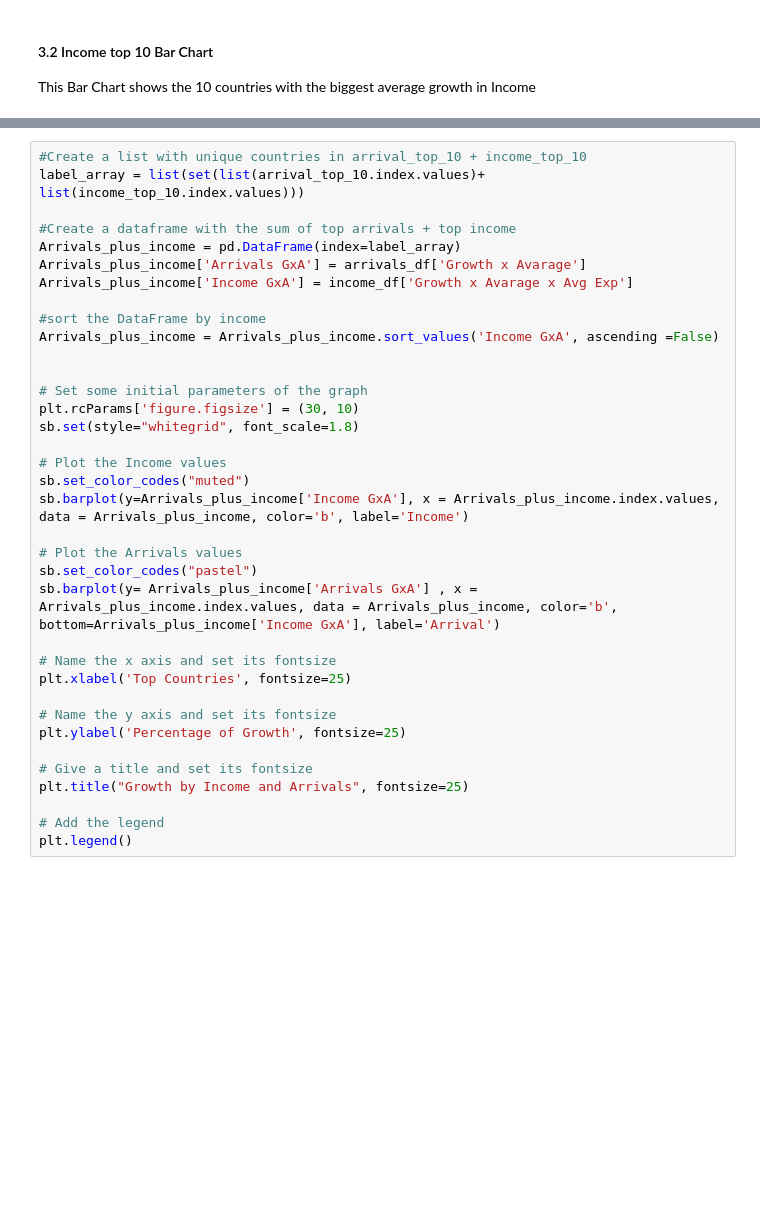
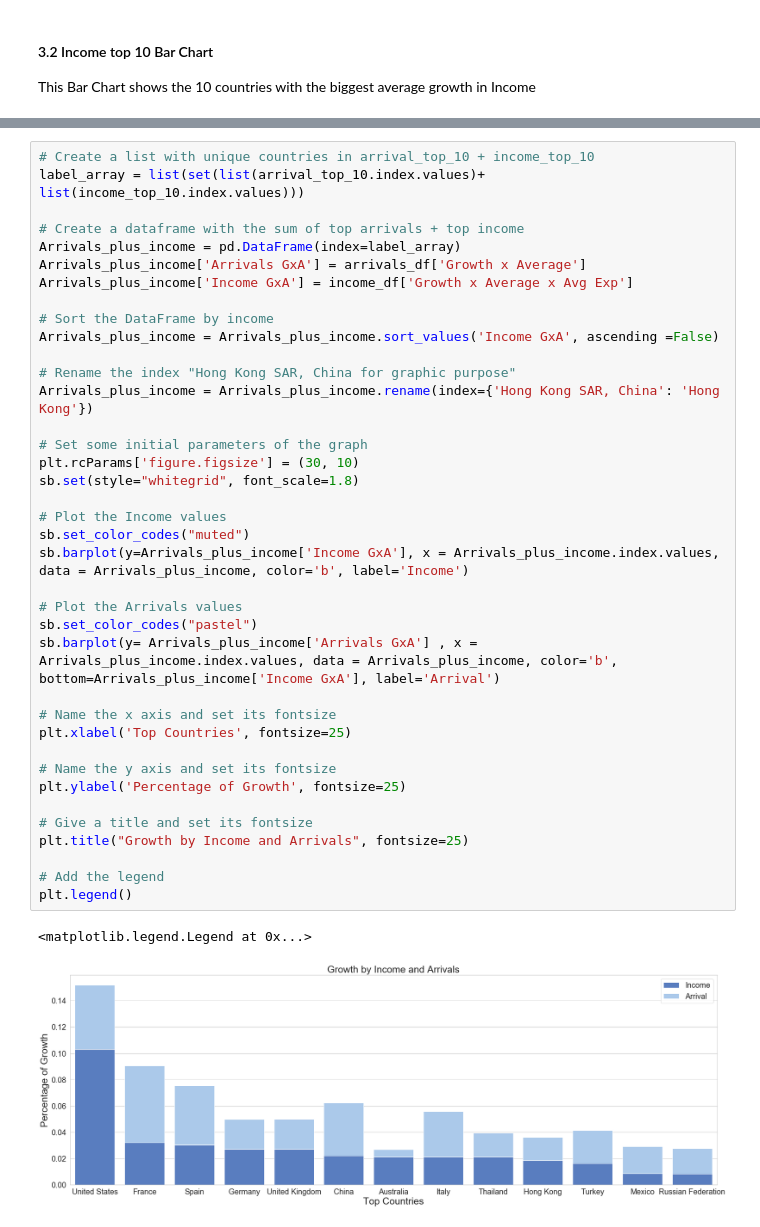
Before and after one commit to rennanvoa2/Programming_DS_Project, a Jupyter notebook: Project_Final_Version.ipynb, the cells around one changed output, grey strips where cells are left out. Cells and saved outputs as stored; diff of their text form; blank space fills up the shorter version.

```diff
--- a/Project_Final_Version.ipynb
+++ b/Project_Final_Version.ipynb
@@ -474,38 +517,43 @@ KeyError: 'Growth x Avarage x Avg Exp'
 
 This graph is the combination of both Bar Charts above and shows the countries with the biggest growth in arrivals and income in the last years.
 # %%
-#Create a list with unique countries in arrival_top_10 + income_top_10
+# Create a list with unique countries in arrival_top_10 + income_top_10
 label_array = list(set(list(arrival_top_10.index.values)+ list(income_top_10.index.values)))
 
-#Create a dataframe with the sum of top arrivals + top income
+# Create a dataframe with the sum of top arrivals + top income
 Arrivals_plus_income = pd.DataFrame(index=label_array)
-Arrivals_plus_income['Arrivals GxA'] = arrivals_df['Growth x Avarage']
-Arrivals_plus_income['Income GxA'] = income_df['Growth x Avarage x Avg Exp']
+Arrivals_plus_income['Arrivals GxA'] = arrivals_df['Growth x Average']
+Arrivals_plus_income['Income GxA'] = income_df['Growth x Average x Avg Exp']
 
-#sort the DataFrame by income
+# Sort the DataFrame by income
 Arrivals_plus_income = Arrivals_plus_income.sort_values('Income GxA', ascending =False)
 
+# Rename the index "Hong Kong SAR, China for graphic purpose"
+Arrivals_plus_income = Arrivals_plus_income.rename(index={'Hong Kong SAR, China': 'Hong Kong'})
 
 # Set some initial parameters of the graph
 plt.rcParams['figure.figsize'] = (30, 10)
 sb.set(style="whitegrid", font_scale=1.8)
 
 # Plot the Income values
 sb.set_color_codes("muted")
 sb.barplot(y=Arrivals_plus_income['Income GxA'], x = Arrivals_plus_income.index.values, data = Arrivals_plus_income, color='b', label='Income')
 
 # Plot the Arrivals values
 sb.set_color_codes("pastel")
 sb.barplot(y= Arrivals_plus_income['Arrivals GxA'] , x = Arrivals_plus_income.index.values, data = Arrivals_plus_income, color='b', bottom=Arrivals_plus_income['Income GxA'], label='Arrival')
 
 # Name the x axis and set its fontsize
 plt.xlabel('Top Countries', fontsize=25)
 
 # Name the y axis and set its fontsize
 plt.ylabel('Percentage of Growth', fontsize=25)
 
 # Give a title and set its fontsize
 plt.title("Growth by Income and Arrivals", fontsize=25)
 
 # Add the legend
 plt.legend()
+# %% [output]
+<matplotlib.legend.Legend at 0x...>
+[figure, added]
```
Also changed, not shown: parts of 15 cells of this notebook.
